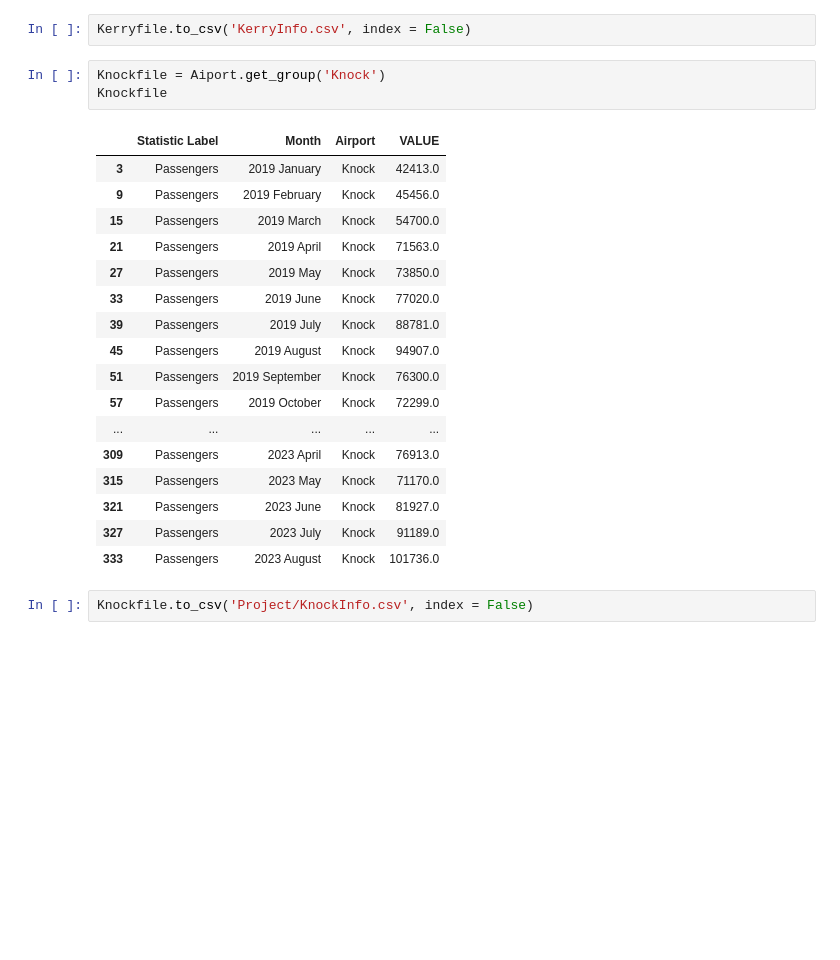
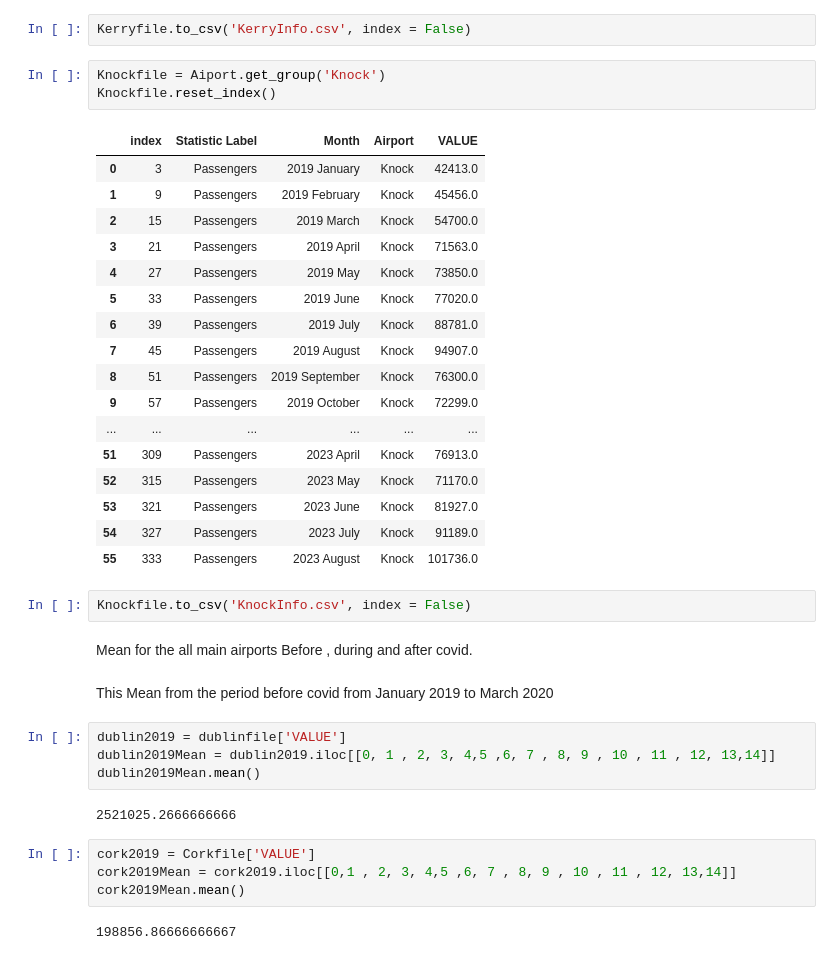
Before and after one commit to NathanKelly1/DataAnalysisProject, a Jupyter notebook: Has_COVID_changed_air_travel_in_a_substantual_way_.ipynb, the cells around one changed output. Drawn from its saved outputs; the diff is of its cells as text; blank space fills up the shorter version.

```diff
--- a/Has_COVID_changed_air_travel_in_a_substantual_way_.ipynb
+++ b/Has_COVID_changed_air_travel_in_a_substantual_way_.ipynb
@@ -173,24 +173,40 @@ Kerryfile
 Kerryfile.to_csv('KerryInfo.csv', index = False)
 # %%
 Knockfile = Aiport.get_group('Knock')
-Knockfile
+Knockfile.reset_index()
 # %% [output]
-|  | Statistic Label | Month | Airport | VALUE |
-| 3 | Passengers | 2019 January | Knock | 42413.0 |
-| 9 | Passengers | 2019 February | Knock | 45456.0 |
-| 15 | Passengers | 2019 March | Knock | 54700.0 |
-| 21 | Passengers | 2019 April | Knock | 71563.0 |
-| 27 | Passengers | 2019 May | Knock | 73850.0 |
-| 33 | Passengers | 2019 June | Knock | 77020.0 |
-| 39 | Passengers | 2019 July | Knock | 88781.0 |
-| 45 | Passengers | 2019 August | Knock | 94907.0 |
-| 51 | Passengers | 2019 September | Knock | 76300.0 |
-| 57 | Passengers | 2019 October | Knock | 72299.0 |
-| ... | ... | ... | ... | ... |
-| 309 | Passengers | 2023 April | Knock | 76913.0 |
-| 315 | Passengers | 2023 May | Knock | 71170.0 |
-| 321 | Passengers | 2023 June | Knock | 81927.0 |
-| 327 | Passengers | 2023 July | Knock | 91189.0 |
-| 333 | Passengers | 2023 August | Knock | 101736.0 |
+|  | index | Statistic Label | Month | Airport | VALUE |
+| 0 | 3 | Passengers | 2019 January | Knock | 42413.0 |
+| 1 | 9 | Passengers | 2019 February | Knock | 45456.0 |
+| 2 | 15 | Passengers | 2019 March | Knock | 54700.0 |
+| 3 | 21 | Passengers | 2019 April | Knock | 71563.0 |
+| 4 | 27 | Passengers | 2019 May | Knock | 73850.0 |
+| 5 | 33 | Passengers | 2019 June | Knock | 77020.0 |
+| 6 | 39 | Passengers | 2019 July | Knock | 88781.0 |
+| 7 | 45 | Passengers | 2019 August | Knock | 94907.0 |
+| 8 | 51 | Passengers | 2019 September | Knock | 76300.0 |
+| 9 | 57 | Passengers | 2019 October | Knock | 72299.0 |
+| ... | ... | ... | ... | ... | ... |
+| 51 | 309 | Passengers | 2023 April | Knock | 76913.0 |
+| 52 | 315 | Passengers | 2023 May | Knock | 71170.0 |
+| 53 | 321 | Passengers | 2023 June | Knock | 81927.0 |
+| 54 | 327 | Passengers | 2023 July | Knock | 91189.0 |
+| 55 | 333 | Passengers | 2023 August | Knock | 101736.0 |
 # %%
-Knockfile.to_csv('Project/KnockInfo.csv', index = False)
+Knockfile.to_csv('KnockInfo.csv', index = False)
+# %% [markdown]
+Mean for the all main airports Before , during and after covid.
+# %% [markdown]
+This Mean from the period before covid from January 2019 to March 2020
+# %%
+dublin2019 = dublinfile['VALUE']
+dublin2019Mean = dublin2019.iloc[[0, 1 , 2, 3, 4,5 ,6, 7 , 8, 9 , 10 , 11 , 12, 13,14]]
+dublin2019Mean.mean()
+# %% [output]
+2521025.2666666666
+# %%
+cork2019 = Corkfile['VALUE']
+cork2019Mean = cork2019.iloc[[0,1 , 2, 3, 4,5 ,6, 7 , 8, 9 , 10 , 11 , 12, 13,14]]
+cork2019Mean.mean()
+# %% [output]
+198856.86666666667
```
Also changed, not shown: parts of 18 cells of this notebook.
